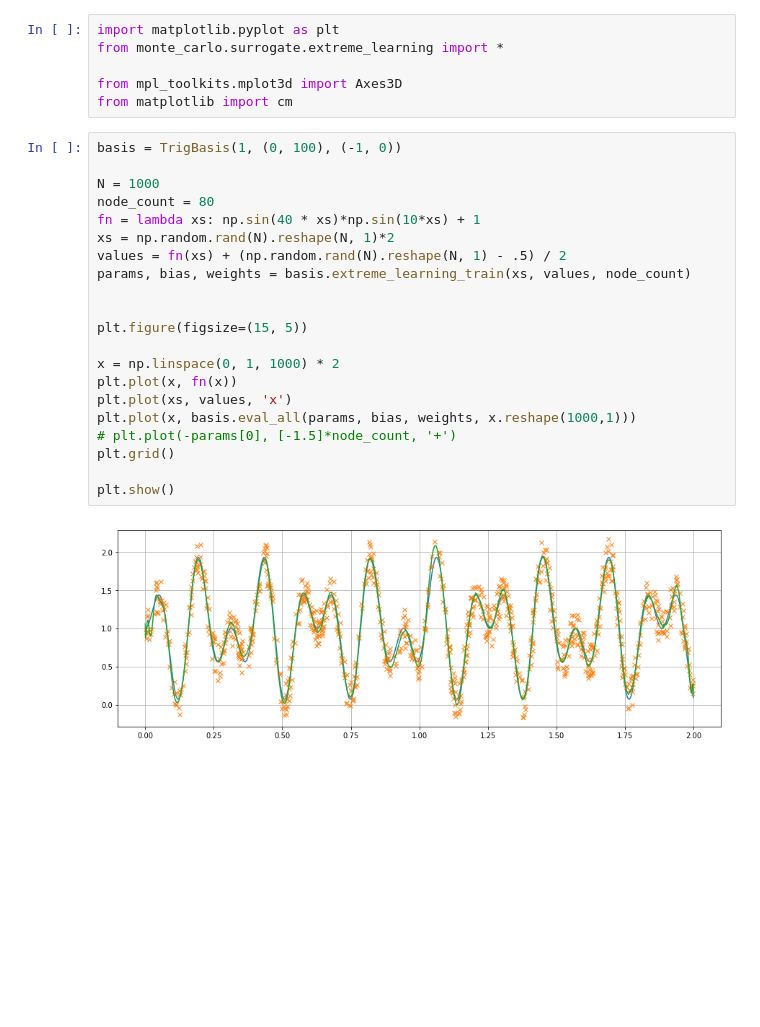
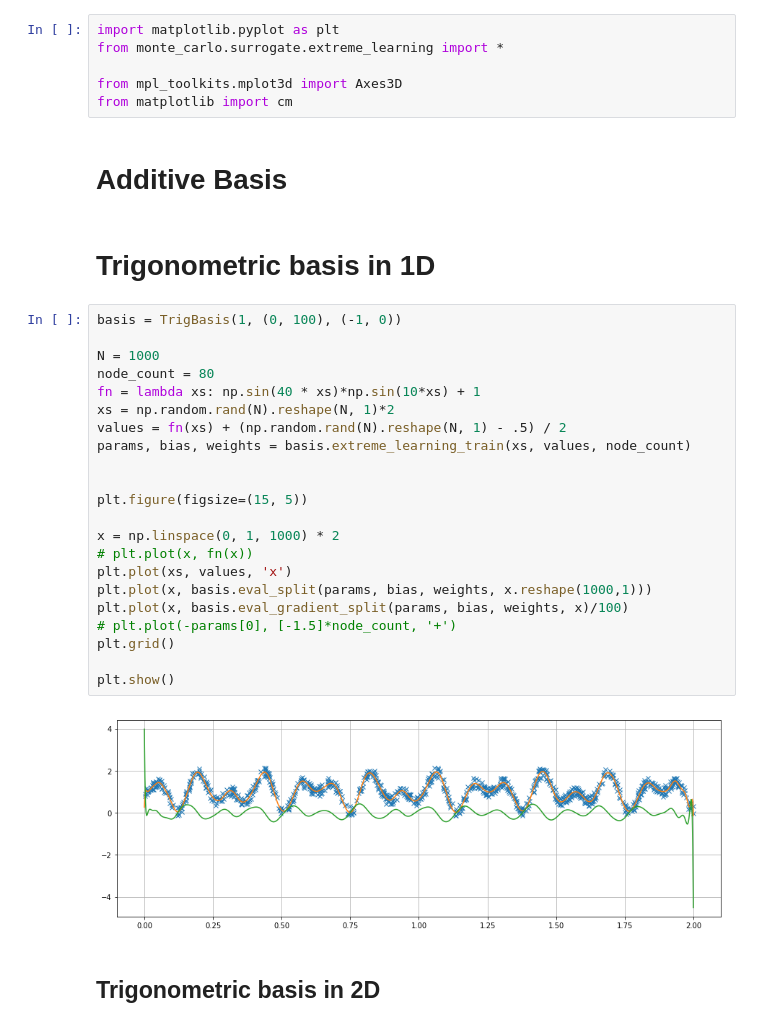
Before and after one commit to mathisgerdes/hep-monte-carlo, a Jupyter notebook: extreme_learning.ipynb, the cells around one changed output. Drawn from its saved outputs; the diff is of its cells as text; blank space fills up the shorter version.

Commit message:
Implement gradient for function bases.

```diff
--- a/extreme_learning.ipynb
+++ b/extreme_learning.ipynb
@@ -4,29 +4,36 @@ from monte_carlo.surrogate.extreme_learning import *
 
 from mpl_toolkits.mplot3d import Axes3D
 from matplotlib import cm
+# %% [markdown]
+# Additive Basis
+# %% [markdown]
+# Trigonometric basis in 1D
 # %%
 basis = TrigBasis(1, (0, 100), (-1, 0))
 
 N = 1000
 node_count = 80
 fn = lambda xs: np.sin(40 * xs)*np.sin(10*xs) + 1
 xs = np.random.rand(N).reshape(N, 1)*2
 values = fn(xs) + (np.random.rand(N).reshape(N, 1) - .5) / 2
 params, bias, weights = basis.extreme_learning_train(xs, values, node_count)
 
 
 plt.figure(figsize=(15, 5))
 
 x = np.linspace(0, 1, 1000) * 2
-plt.plot(x, fn(x))
+# plt.plot(x, fn(x))
 plt.plot(xs, values, 'x')
-plt.plot(x, basis.eval_all(params, bias, weights, x.reshape(1000,1)))
+plt.plot(x, basis.eval_split(params, bias, weights, x.reshape(1000,1)))
+plt.plot(x, basis.eval_gradient_split(params, bias, weights, x)/100)
 # plt.plot(-params[0], [-1.5]*node_count, '+')
 plt.grid()
 
 plt.show()
 # %% [output]
-[figure, old version]
+[figure, new version]
+# %% [markdown]
+## Trigonometric basis in 2D
 # %%
 basis = TrigBasis(2, (-10, 10), (-1, 0))
 
```
Also changed, not shown: parts of 11 cells of this notebook, 1 other file.
